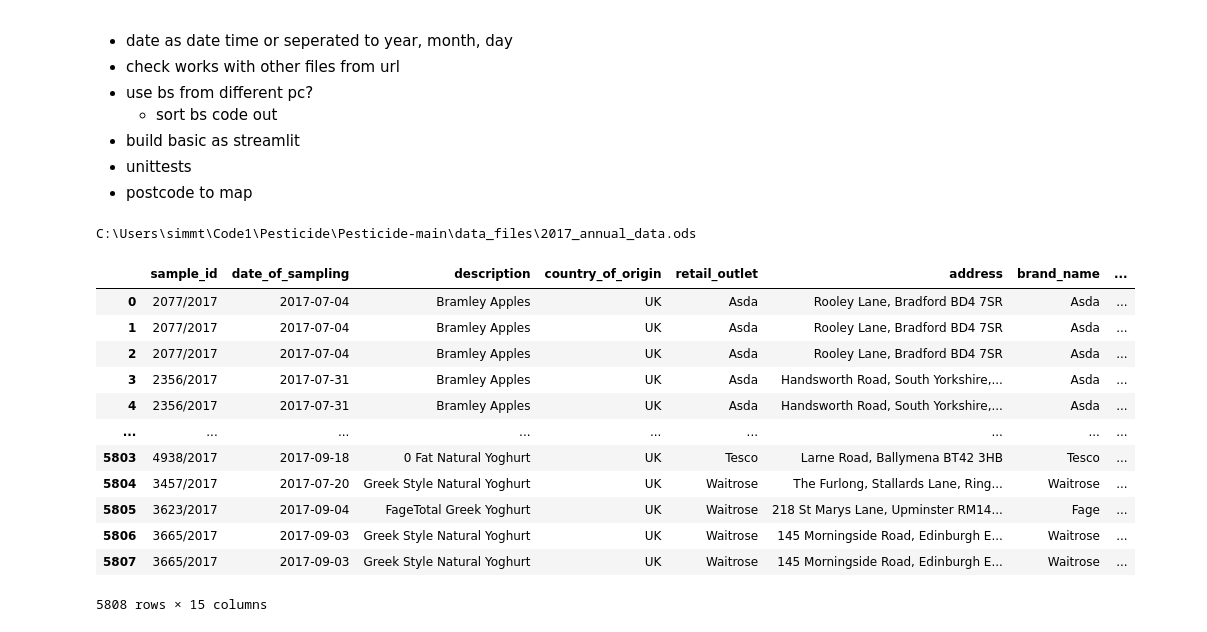
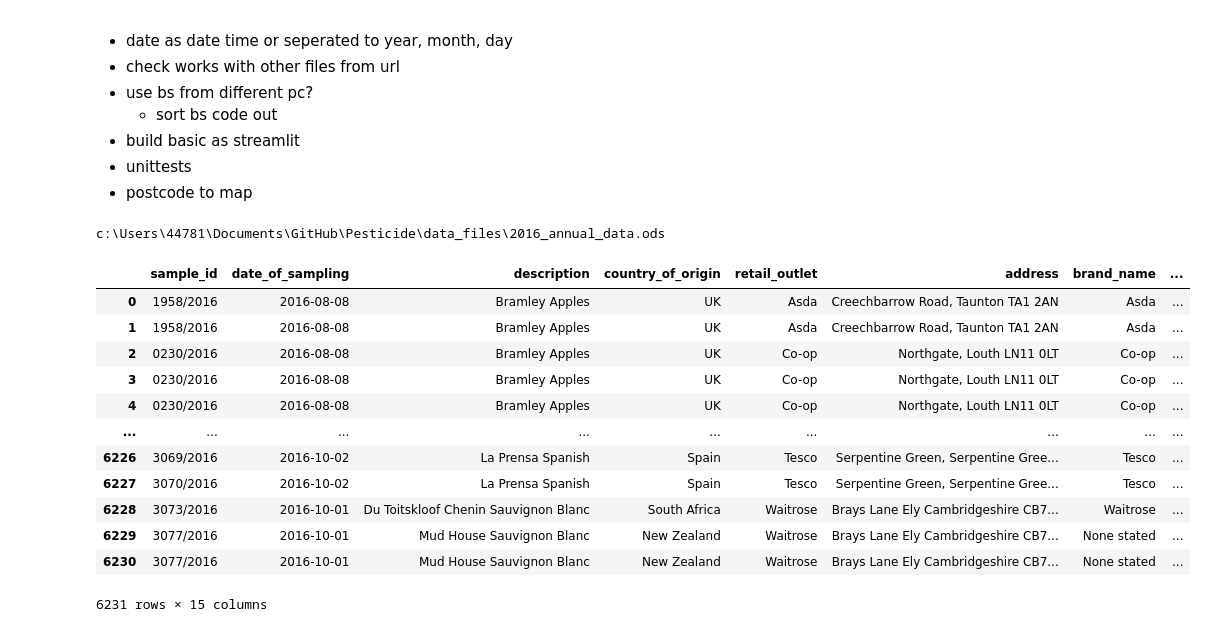
Before and after one commit to ThomasHSimm/Pesticide, a Jupyter notebook: pest_calls.ipynb, the cells around one changed output. Saved outputs shown, nothing was run; the diff lists cells and outputs as text; code cells hidden in the pictures.

```diff
--- a/pest_calls.ipynb
+++ b/pest_calls.ipynb
@@ -9,8 +11,8 @@ import os
 # %%
 cwd = os.getcwd()
 
-# folder_path = os.path.join(cwd,'data')
-folder_path = 'C:\\Users\simmt\Code1\Pesticide\Pesticide-main\data_files'
+folder_path = os.path.join(cwd,'data_files')
+# folder_path = 'C:\\Users\simmt\Code1\Pesticide\Pesticide-main\data_files'
 file_path = []
 for x in os.listdir(folder_path):
     file_path.append(os.path.join(folder_path,x) )
@@ -78,27 +79,27 @@ Types of analysis:#
 # %%
 #
 # df2
 
 # dfAll[1]
-ii=1
+ii=0
 print(file_path[ii])
 df = import_ods(file_path[ii])
 
 df2 = modify_df(df)
 
 df2
 # %% [output]
-C:\Users\simmt\Code1\Pesticide\Pesticide-main\data_files\2017_annual_data.ods
+c:\Users\44781\Documents\GitHub\Pesticide\data_files\2016_annual_data.ods
 |  | sample_id | date_of_sampling | description | country_of_origin | retail_outlet | address | brand_name | ... |
-| 0 | 2077/2017 | 2017-07-04 | Bramley Apples | UK | Asda | Rooley Lane, Bradford BD4 7SR | Asda | ... |
-| 1 | 2077/2017 | 2017-07-04 | Bramley Apples | UK | Asda | Rooley Lane, Bradford BD4 7SR | Asda | ... |
-| 2 | 2077/2017 | 2017-07-04 | Bramley Apples | UK | Asda | Rooley Lane, Bradford BD4 7SR | Asda | ... |
-| 3 | 2356/2017 | 2017-07-31 | Bramley Apples | UK | Asda | Handsworth Road, South Yorkshire,... | Asda | ... |
-| 4 | 2356/2017 | 2017-07-31 | Bramley Apples | UK | Asda | Handsworth Road, South Yorkshire,... | Asda | ... |
+| 0 | 1958/2016 | 2016-08-08 | Bramley Apples | UK | Asda | Creechbarrow Road, Taunton TA1 2AN | Asda | ... |
+| 1 | 1958/2016 | 2016-08-08 | Bramley Apples | UK | Asda | Creechbarrow Road, Taunton TA1 2AN | Asda | ... |
+| 2 | 0230/2016 | 2016-08-08 | Bramley Apples | UK | Co-op | Northgate, Louth LN11 0LT | Co-op | ... |
+| 3 | 0230/2016 | 2016-08-08 | Bramley Apples | UK | Co-op | Northgate, Louth LN11 0LT | Co-op | ... |
+| 4 | 0230/2016 | 2016-08-08 | Bramley Apples | UK | Co-op | Northgate, Louth LN11 0LT | Co-op | ... |
 | ... | ... | ... | ... | ... | ... | ... | ... | ... |
-| 5803 | 4938/2017 | 2017-09-18 | 0 Fat Natural Yoghurt | UK | Tesco | Larne Road, Ballymena BT42 3HB | Tesco | ... |
-| 5804 | 3457/2017 | 2017-07-20 | Greek Style Natural Yoghurt | UK | Waitrose | The Furlong, Stallards Lane, Ring... | Waitrose | ... |
-| 5805 | 3623/2017 | 2017-09-04 | FageTotal Greek Yoghurt | UK | Waitrose | 218 St Marys Lane, Upminster RM14... | Fage | ... |
-| 5806 | 3665/2017 | 2017-09-03 | Greek Style Natural Yoghurt | UK | Waitrose | 145 Morningside Road, Edinburgh E... | Waitrose | ... |
-| 5807 | 3665/2017 | 2017-09-03 | Greek Style Natural Yoghurt | UK | Waitrose | 145 Morningside Road, Edinburgh E... | Waitrose | ... |
+| 6226 | 3069/2016 | 2016-10-02 | La Prensa Spanish | Spain | Tesco | Serpentine Green, Serpentine Gree... | Tesco | ... |
+| 6227 | 3070/2016 | 2016-10-02 | La Prensa Spanish | Spain | Tesco | Serpentine Green, Serpentine Gree... | Tesco | ... |
+| 6228 | 3073/2016 | 2016-10-01 | Du Toitskloof Chenin Sauvignon Blanc | South Africa | Waitrose | Brays Lane Ely Cambridgeshire CB7... | Waitrose | ... |
+| 6229 | 3077/2016 | 2016-10-01 | Mud House Sauvignon Blanc | New Zealand | Waitrose | Brays Lane Ely Cambridgeshire CB7... | None stated | ... |
+| 6230 | 3077/2016 | 2016-10-01 | Mud House Sauvignon Blanc | New Zealand | Waitrose | Brays Lane Ely Cambridgeshire CB7... | None stated | ... |
-5808 rows × 15 columns
+6231 rows × 15 columns
```
Also changed, not shown: parts of 12 cells of this notebook.
